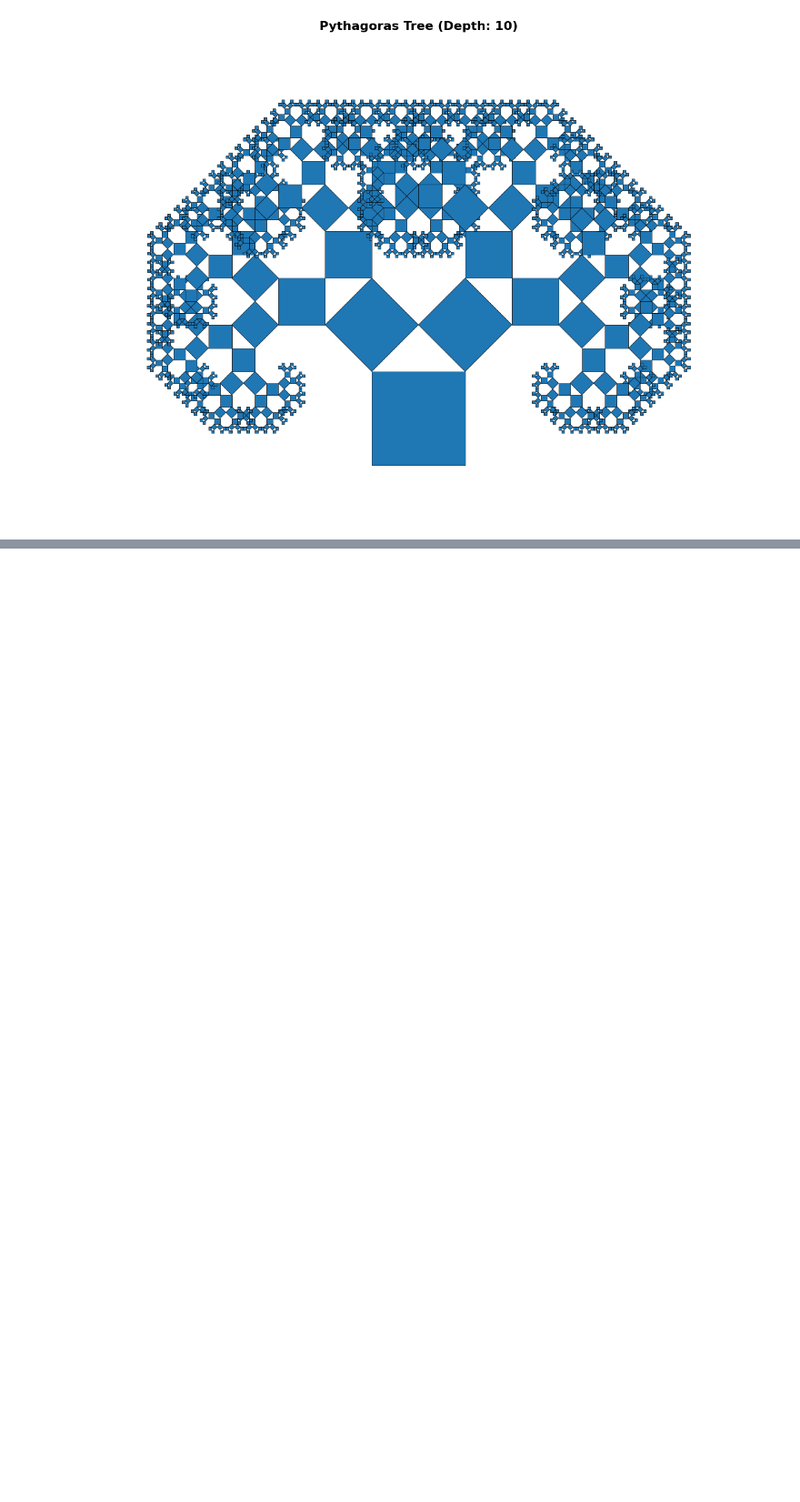
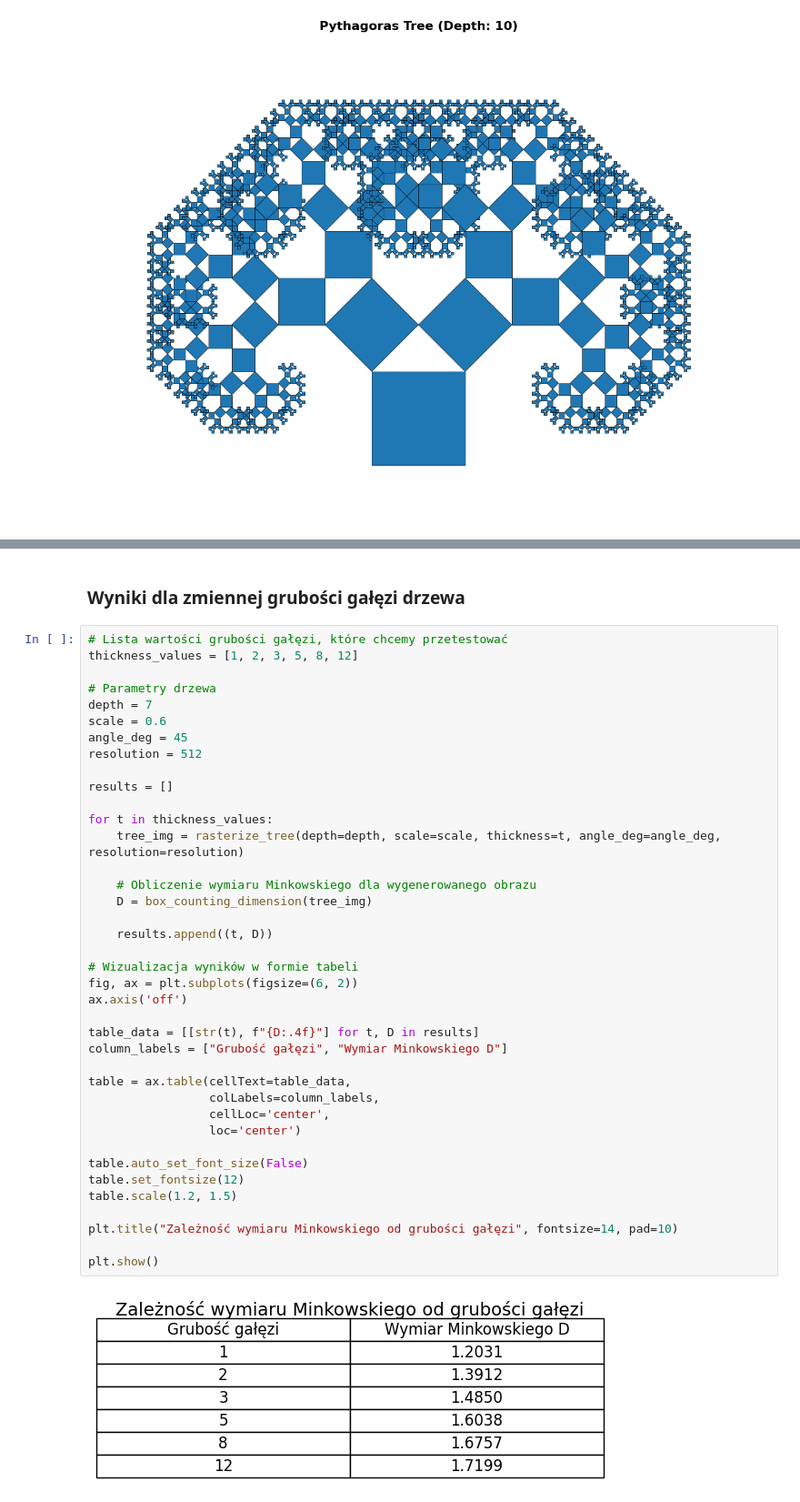
Before and after one commit to staszkiet/Fractals1, a Jupyter notebook: projekt.ipynb, the cells around one changed output, grey strips where cells are left out. Shown at 91% size. Drawn from its saved outputs; the diff is of its cells as text; blank space fills up the shorter version.

Commit message:
wymiary

```diff
--- a/projekt.ipynb
+++ b/projekt.ipynb
@@ -304,0 +424,43 @@ create_pythagoras_tree(max_level=10, initial_size=1)
+# %% [markdown]
+### Wyniki dla zmiennej grubości gałęzi drzewa
+# %%
+# Lista wartości grubości gałęzi, które chcemy przetestować
+thickness_values = [1, 2, 3, 5, 8, 12]
+
+# Parametry drzewa
+depth = 7
+scale = 0.6
+angle_deg = 45
+resolution = 512
+
+results = []
+
+for t in thickness_values:
+    tree_img = rasterize_tree(depth=depth, scale=scale, thickness=t, angle_deg=angle_deg, resolution=resolution)
+
+    # Obliczenie wymiaru Minkowskiego dla wygenerowanego obrazu
+    D = box_counting_dimension(tree_img)
+
+    results.append((t, D))
+
+# Wizualizacja wyników w formie tabeli
+fig, ax = plt.subplots(figsize=(6, 2))
+ax.axis('off')
+
+table_data = [[str(t), f"{D:.4f}"] for t, D in results]
+column_labels = ["Grubość gałęzi", "Wymiar Minkowskiego D"]
+
+table = ax.table(cellText=table_data,
+                 colLabels=column_labels,
+                 cellLoc='center',
+                 loc='center')
+
+table.auto_set_font_size(False)
+table.set_fontsize(12)
+table.scale(1.2, 1.5)
+
+plt.title("Zależność wymiaru Minkowskiego od grubości gałęzi", fontsize=14, pad=10)
+
+plt.show()
+# %% [output]
+[figure, added]
```
Also changed, not shown: parts of 5 cells of this notebook.
